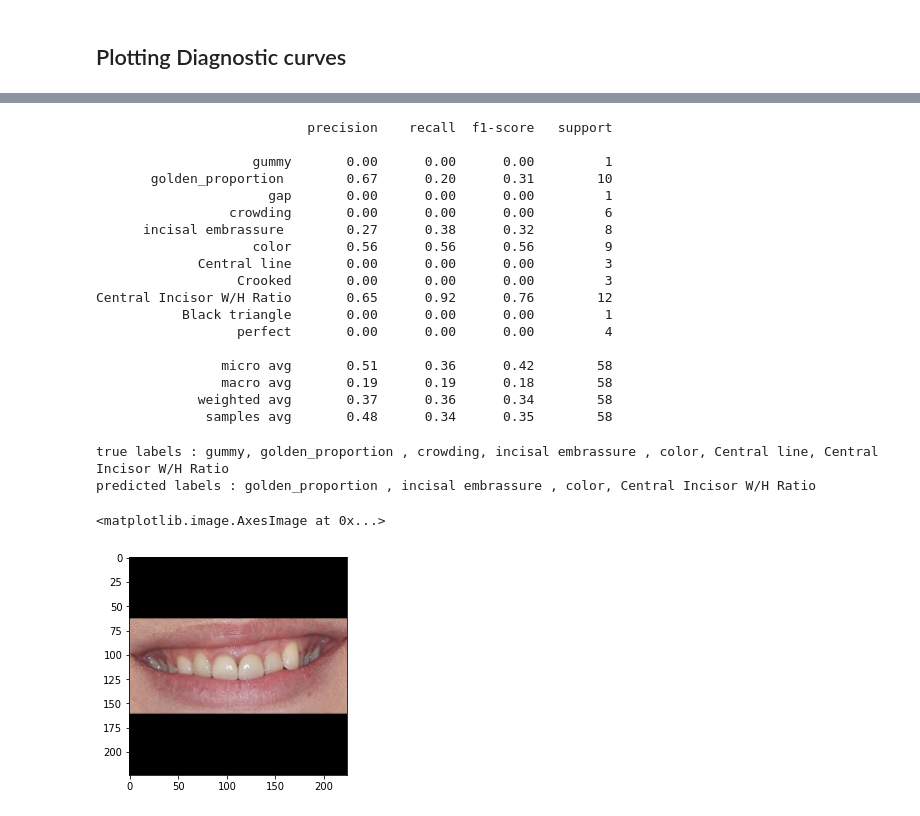
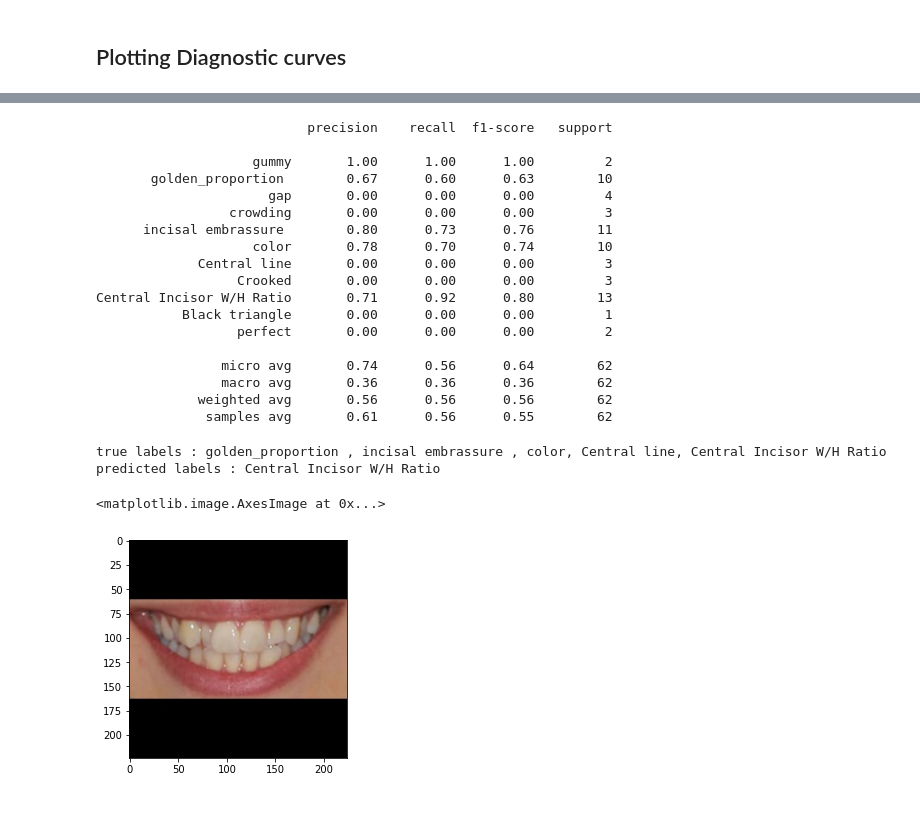
Before and after one commit to moheb432/principles-of-smile, a Jupyter notebook: vgg_transfer_teeth.ipynb, the cells around one changed output, grey strips where cells are left out. Saved outputs shown, nothing was run; the diff lists cells and outputs as text; code cells hidden in the pictures.

```diff
--- a/vgg_transfer_teeth.ipynb
+++ b/vgg_transfer_teeth.ipynb
@@ -41,7 +41,7 @@ training_set = train_data_generation.flow_from_dataframe(dataframe=df[:155],
                                                          x_col="img",
                                                          y_col=classes,
                                                          target_size=(224, 224),
-                                                         batch_size=8,
+                                                         batch_size=5,
                                                          class_mode="raw",seed=0)
 
 
@@ -52,7 +52,7 @@ valid_set = valid_data_generation.flow_from_dataframe(dataframe=df[155:175],
                                                          x_col="img",
                                                          y_col=classes,
                                                          target_size=(224, 224),
-                                                         batch_size=8,
+                                                         batch_size=5,
                                                          class_mode="raw",seed=0)
 
 # preprocessing the testing set
@@ -136,11 +136,12 @@ model.load_weights('vgg_face_weights.h5', by_name=True,skip_mismatch=True)
 #freezing layers
 for layer in model.layers:
     layer.trainable = False
+model.get_layer("conv5_3").trainable =True
 
 #adding output layers
 model.add(Flatten())
-model.add( Dense(64, activation='relu'))
-model.add(Dropout(0.4))
+model.add(Dropout(0.3))
+model.add( Dense(16, activation='relu', kernel_regularizer=keras.regularizers.L2(0.0005)))
 model.add(Dense(11, activation='sigmoid'))
 # summarize
 
@@ -165,15 +166,11 @@ Non-trainable params: 14,714,688
 _________________________________________________________________
 # %%
-#callbacks
-reduce = keras.callbacks.ReduceLROnPlateau(monitor='val_loss', factor=0.01,verbose = 1, patience=2, mode='auto')
-early = keras.callbacks.EarlyStopping(monitor='val_loss', min_delta=1e-5, patience=10, mode='auto')
-
-initial_learning_rate = 0.004
-# lr_schedule = keras.optimizers.schedules.ExponentialDecay(
-#     initial_learning_rate,
-#     decay_steps=100000,
-#     decay_rate=0.96,
-#     staircase=True)
+initial_learning_rate = 0.023
+lr_schedule = keras.optimizers.schedules.ExponentialDecay(
+    initial_learning_rate,
+    decay_steps=1000,
+    decay_rate=0.96,
+    staircase=True)
 
 #model combile
 #model.compile(optimizer=keras.optimizers.Adam(learning_rate=lr_schedule),loss = 'BinaryCrossentropy',metrics=['binary_accuracy'])
@@ -255,50 +264,50 @@ print(classification_report(y_test, y_pred,target_names=label_names))
 # %% [output]
                            precision    recall  f1-score   support
 
-                    gummy       0.00      0.00      0.00         1
-       golden_proportion        0.67      0.20      0.31        10
-                      gap       0.00      0.00      0.00         1
-                 crowding       0.00      0.00      0.00         6
-      incisal embrassure        0.27      0.38      0.32         8
-                    color       0.56      0.56      0.56         9
+                    gummy       1.00      1.00      1.00         2
+       golden_proportion        0.67      0.60      0.63        10
+                      gap       0.00      0.00      0.00         4
+                 crowding       0.00      0.00      0.00         3
+      incisal embrassure        0.80      0.73      0.76        11
+                    color       0.78      0.70      0.74        10
              Central line       0.00      0.00      0.00         3
                   Crooked       0.00      0.00      0.00         3
-Central Incisor W/H Ratio       0.65      0.92      0.76        12
+Central Incisor W/H Ratio       0.71      0.92      0.80        13
            Black triangle       0.00      0.00      0.00         1
-                  perfect       0.00      0.00      0.00         4
+                  perfect       0.00      0.00      0.00         2
 
-                micro avg       0.51      0.36      0.42        58
-                macro avg       0.19      0.19      0.18        58
-             weighted avg       0.37      0.36      0.34        58
-              samples avg       0.48      0.34      0.35        58
+                micro avg       0.74      0.56      0.64        62
+                macro avg       0.36      0.36      0.36        62
+             weighted avg       0.56      0.56      0.56        62
+              samples avg       0.61      0.56      0.55        62
 # %%
 # output sample
 true_labels=[]
 pred_labels = []
 
 for y ,z  in zip(y_test,y_pred):
     true =[]
     pred =[]
     for i, x in enumerate(classes):
         if y[i]==1 :
             true.append(x)
 
         if z[i]==1 :
             pred.append(x)
     true_labels.append(", ".join(true))
     pred_labels.append(", ".join(pred))
 
 #print(test_set.index_array)
-print("true labels : "+true_labels[4])
-print("predicted labels : "+pred_labels[4])
+print("true labels : "+true_labels[9])
+print("predicted labels : "+pred_labels[9])
 
-plt.imshow(X_test[4])
+plt.imshow(X_test[9])
 
 #['gummy', 'golden_proportion ', 'gap', 'crowding', 'incisal embrassure ', 'color', 'Central line', 'Crooked', 'Central Incisor W/H Ratio', 'Black triangle', 'perfect']
 # %% [output]
-true labels : gummy, golden_proportion , crowding, incisal embrassure , color, Central line, Central Incisor W/H Ratio
-predicted labels : golden_proportion , incisal embrassure , color, Central Incisor W/H Ratio
+true labels : golden_proportion , incisal embrassure , color, Central line, Central Incisor W/H Ratio
+predicted labels : Central Incisor W/H Ratio
 <matplotlib.image.AxesImage at 0x...>
-[figure, old version]
+[figure, new version]
 # %%
 model.save("vgg_teeth.h5")
```
Also changed, not shown: parts of 5 cells of this notebook.
